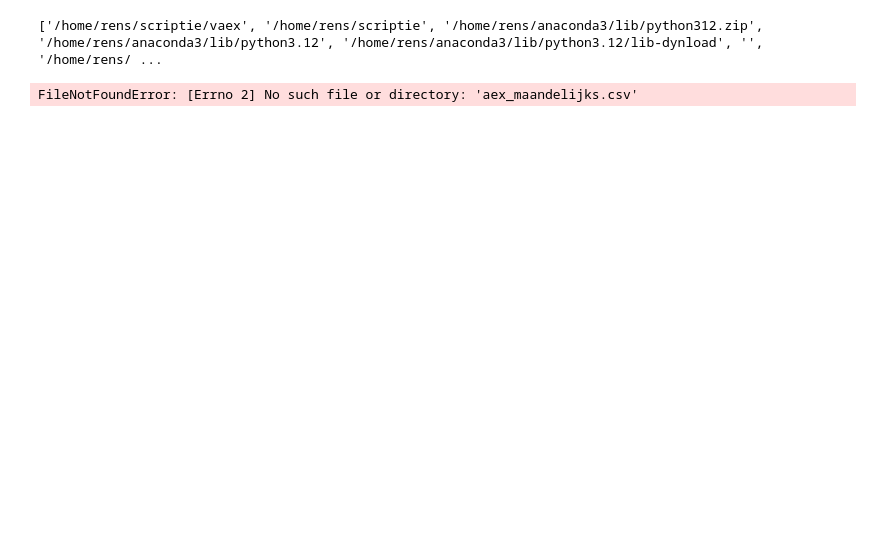
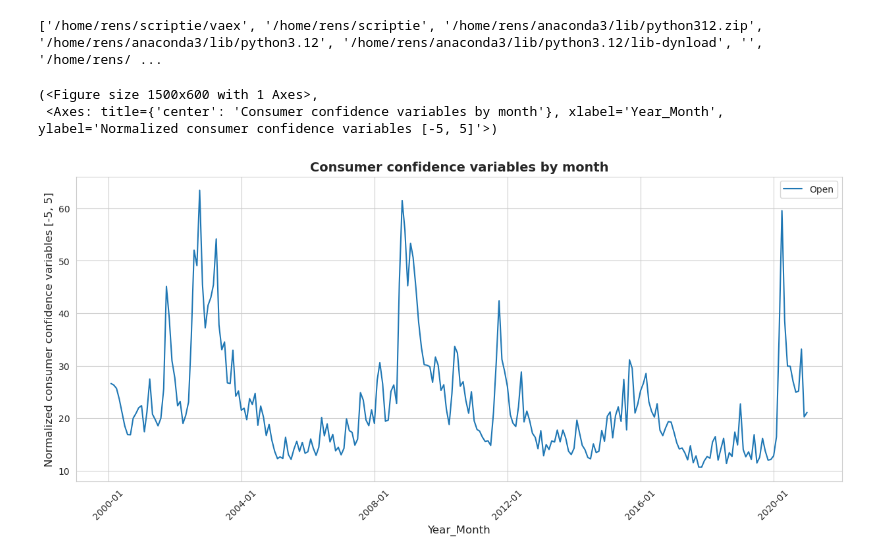
Before and after one commit to RensG2005/thesis, a Jupyter notebook: vaex/plotting.ipynb, the cells around one changed output. Saved outputs shown, nothing was run; the diff lists cells and outputs as text; code cells hidden in the pictures; blank space fills up the shorter version.

```diff
--- a/vaex/plotting.ipynb
+++ b/vaex/plotting.ipynb
@@ -7,20 +5,20 @@ import os
 ['/home/rens/scriptie/vaex', '/home/rens/scriptie', '/home/rens/anaconda3/lib/python312.zip', '/home/rens/anaconda3/lib/python3.12', '/home/rens/anaconda3/lib/python3.12/lib-dynload', '', '/home/rens/ ...
 # %%
 volatility_df_daily = pd.read_csv("investing.comVAEXmonthly.csv")
-
-module_dir = os.path.dirname(os.path.abspath(__file__))
 
 volatility_df_daily["date"] = pd.to_datetime(volatility_df_daily["date"])
 
 volatility_df_daily = volatility_df_daily.sort_values('date')
-# %% [output]
-FileNotFoundError: [Errno 2] No such file or directory: 'aex_maandelijks.csv'
 # %%
 plot_line_graph(
-            df=cs_sentiment_df,
+            df=volatility_df_daily,
             x_column='date',
-            y_column=['normalized_Consumer confidence', 'normalized_Economic climate','normalized_Willingness to buy', 'normalized_Economic situation next 12 months'],
+            y_column=['Open'],
             title='Consumer confidence variables by month',
             xlabel='Year_Month',
             ylabel='Normalized consumer confidence variables [-5, 5]',
             grid=True)
+# %% [output]
+(<Figure size 1500x600 with 1 Axes>,
+ <Axes: title={'center': 'Consumer confidence variables by month'}, xlabel='Year_Month', ylabel='Normalized consumer confidence variables [-5, 5]'>)
+[figure, added]
```
Also changed, not shown: parts of 1 cell of this notebook, 9 other files.
